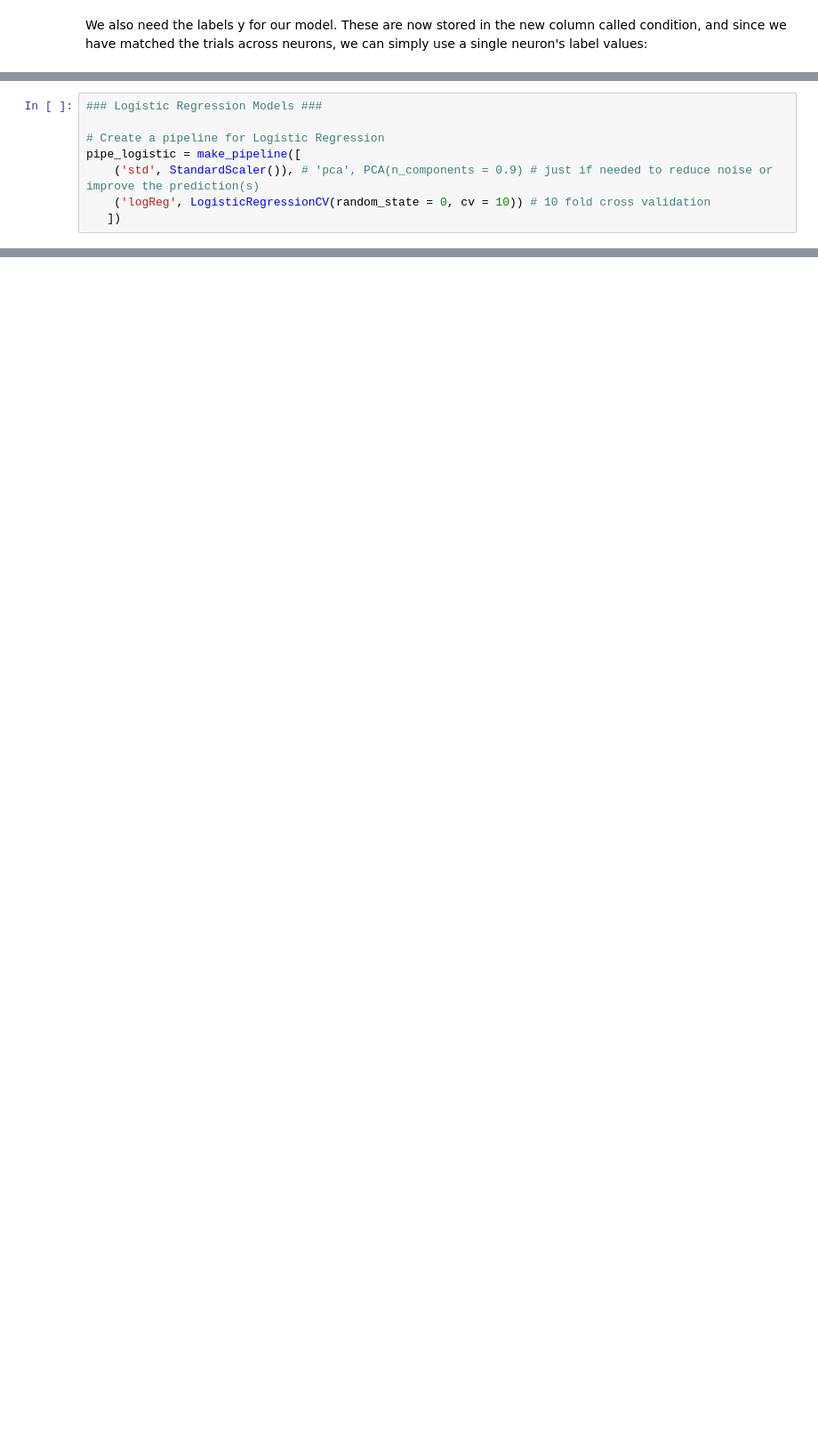
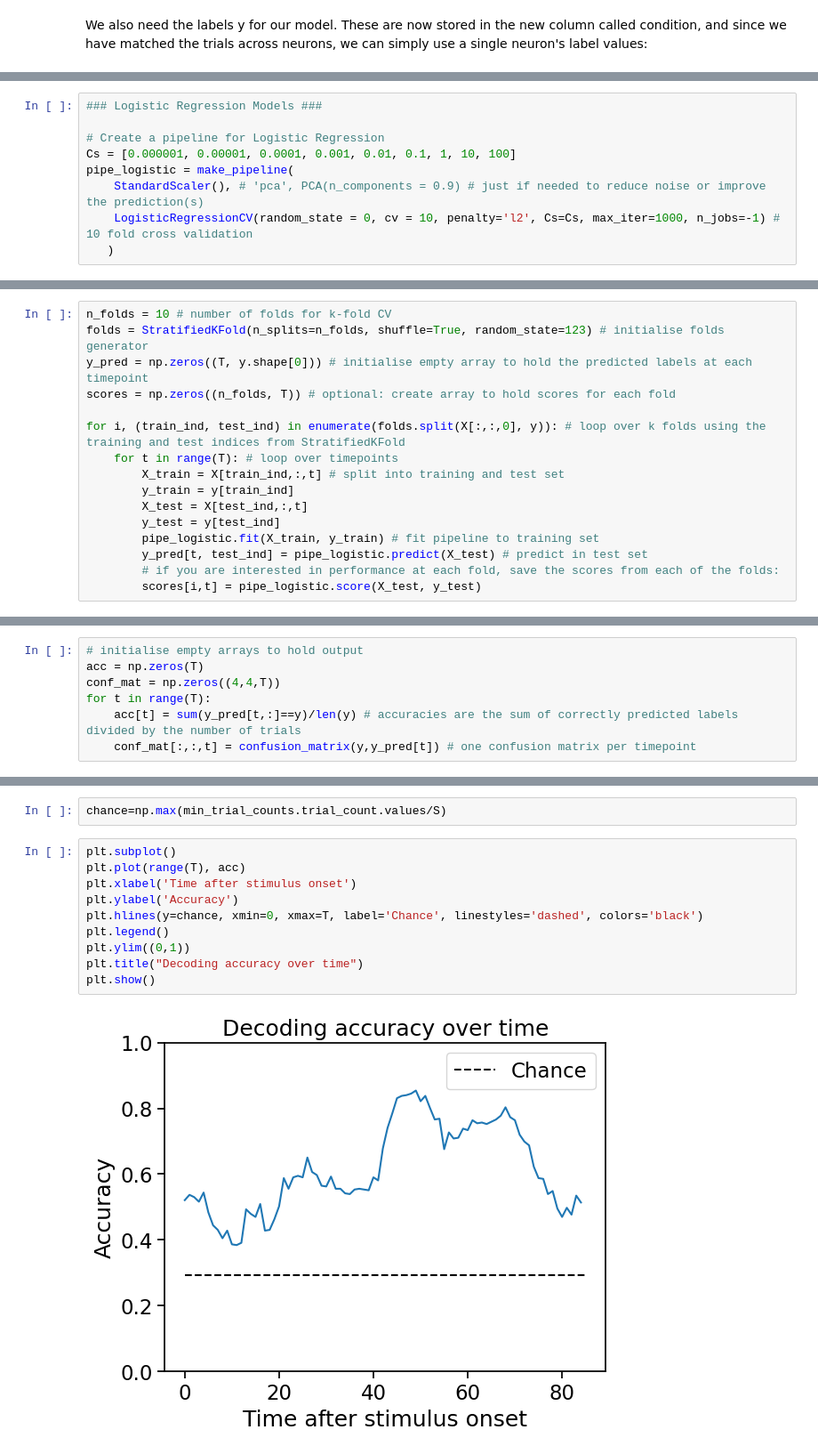
Before and after one commit to ahrends/AllenNeurons, a Jupyter notebook: AllenData_decoding_MM.ipynb, the cells around one changed output, grey strips where cells are left out. Shown at 89% size. Drawn from its saved outputs; the diff is of its cells as text; blank space fills up the shorter version.

Commit message:
added model fitting and accuracies

```diff
--- a/AllenData_decoding_MM.ipynb
+++ b/AllenData_decoding_MM.ipynb
@@ -272,7 +266,8 @@ X_train, y_train, X_test, y_test = train_test_split(
 ### Logistic Regression Models ###
 
 # Create a pipeline for Logistic Regression
-pipe_logistic = make_pipeline([
-    ('std', StandardScaler()), # 'pca', PCA(n_components = 0.9) # just if needed to reduce noise or improve the prediction(s)
-    ('logReg', LogisticRegressionCV(random_state = 0, cv = 10)) # 10 fold cross validation
-   ])
+Cs = [0.000001, 0.00001, 0.0001, 0.001, 0.01, 0.1, 1, 10, 100]
+pipe_logistic = make_pipeline(
+    StandardScaler(), # 'pca', PCA(n_components = 0.9) # just if needed to reduce noise or improve the prediction(s)
+    LogisticRegressionCV(random_state = 0, cv = 10, penalty='l2', Cs=Cs, max_iter=1000, n_jobs=-1) # 10 fold cross validation
+   )
@@ -328,0 +286,16 @@ end
+# %%
+n_folds = 10 # number of folds for k-fold CV
+folds = StratifiedKFold(n_splits=n_folds, shuffle=True, random_state=123) # initialise folds generator
+y_pred = np.zeros((T, y.shape[0])) # initialise empty array to hold the predicted labels at each timepoint
+scores = np.zeros((n_folds, T)) # optional: create array to hold scores for each fold
+
+for i, (train_ind, test_ind) in enumerate(folds.split(X[:,:,0], y)): # loop over k folds using the training and test indices from StratifiedKFold
+    for t in range(T): # loop over timepoints
+        X_train = X[train_ind,:,t] # split into training and test set
+        y_train = y[train_ind]
+        X_test = X[test_ind,:,t]
+        y_test = y[test_ind]
+        pipe_logistic.fit(X_train, y_train) # fit pipeline to training set
+        y_pred[t, test_ind] = pipe_logistic.predict(X_test) # predict in test set
+        # if you are interested in performance at each fold, save the scores from each of the folds:
+        scores[i,t] = pipe_logistic.score(X_test, y_test)
@@ -328,0 +304,7 @@ end
+# %%
+# initialise empty arrays to hold output
+acc = np.zeros(T)
+conf_mat = np.zeros((4,4,T))
+for t in range(T):
+    acc[t] = sum(y_pred[t,:]==y)/len(y) # accuracies are the sum of correctly predicted labels divided by the number of trials
+    conf_mat[:,:,t] = confusion_matrix(y,y_pred[t]) # one confusion matrix per timepoint
@@ -328,0 +319,14 @@ end
+# %%
+chance=np.max(min_trial_counts.trial_count.values/S)
+# %%
+plt.subplot()
+plt.plot(range(T), acc)
+plt.xlabel('Time after stimulus onset')
+plt.ylabel('Accuracy')
+plt.hlines(y=chance, xmin=0, xmax=T, label='Chance', linestyles='dashed', colors='black')
+plt.legend()
+plt.ylim((0,1))
+plt.title("Decoding accuracy over time")
+plt.show()
+# %% [output]
+[figure, added]
```
Also changed, not shown: parts of 13 cells of this notebook.
